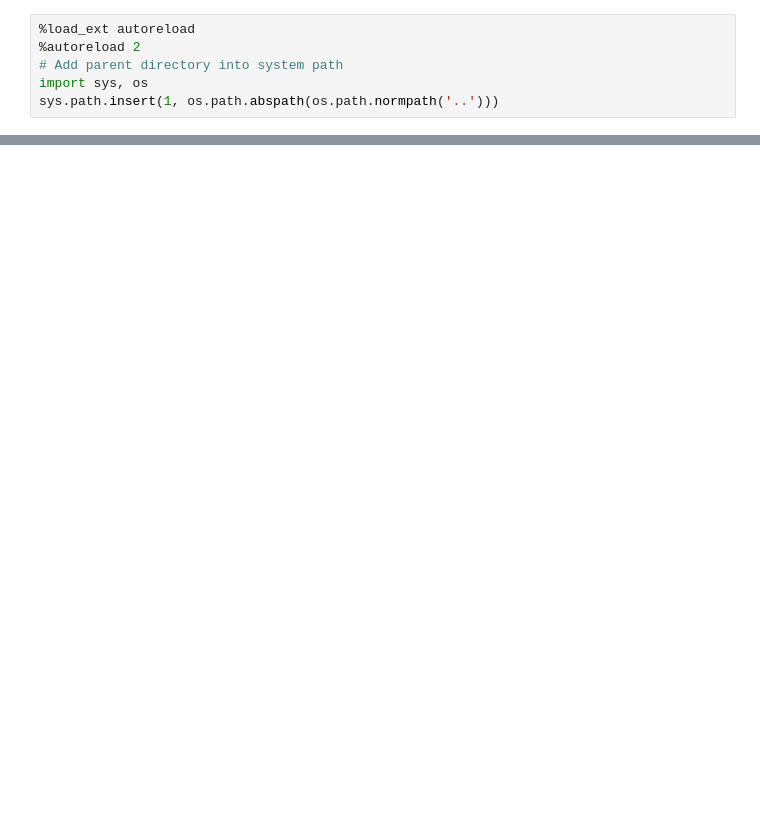
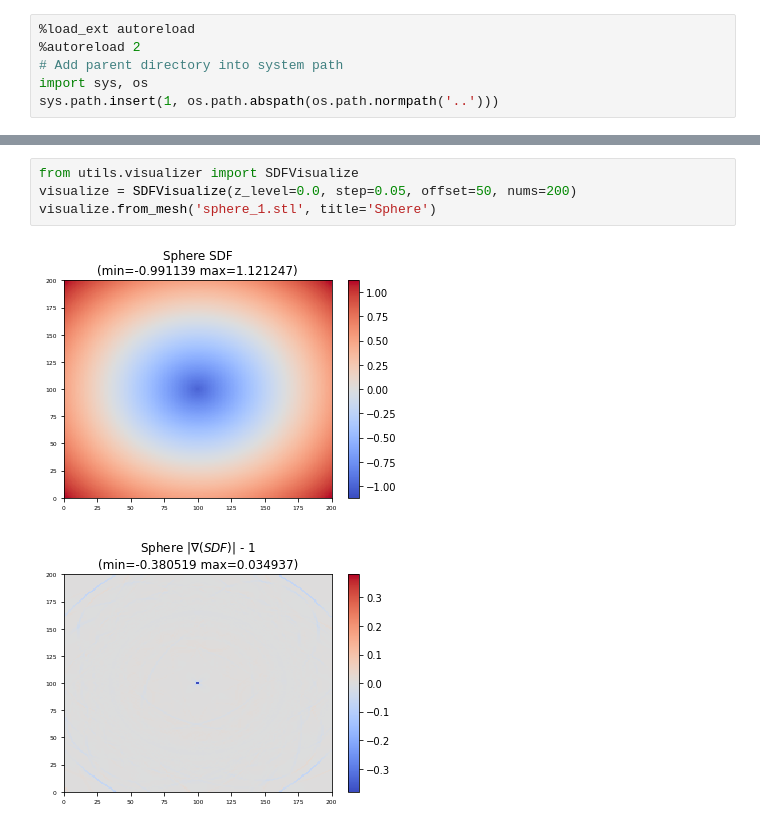
Before and after one commit to nodtem66/PINN_Implicit_SDF, a Jupyter notebook: notebooks/1.2_igl_sdf.ipynb, the cells around one changed output, grey strips where cells are left out. Drawn from its saved outputs; the diff is of its cells as text; blank space fills up the shorter version.

```diff
--- a/notebooks/1.2_igl_sdf.ipynb
+++ b/notebooks/1.2_igl_sdf.ipynb
@@ -67,0 +18,7 @@ Local:  -1.8280201718559024 0.9731950718913976
+# %%
+from utils.visualizer import SDFVisualize
+visualize = SDFVisualize(z_level=0.0, step=0.05, offset=50, nums=200)
+visualize.from_mesh('sphere_1.stl', title='Sphere')
+# %% [output]
+[figure, added]
+[figure, added]
```
Also changed, not shown: parts of 3 cells of this notebook, 15 other files.
